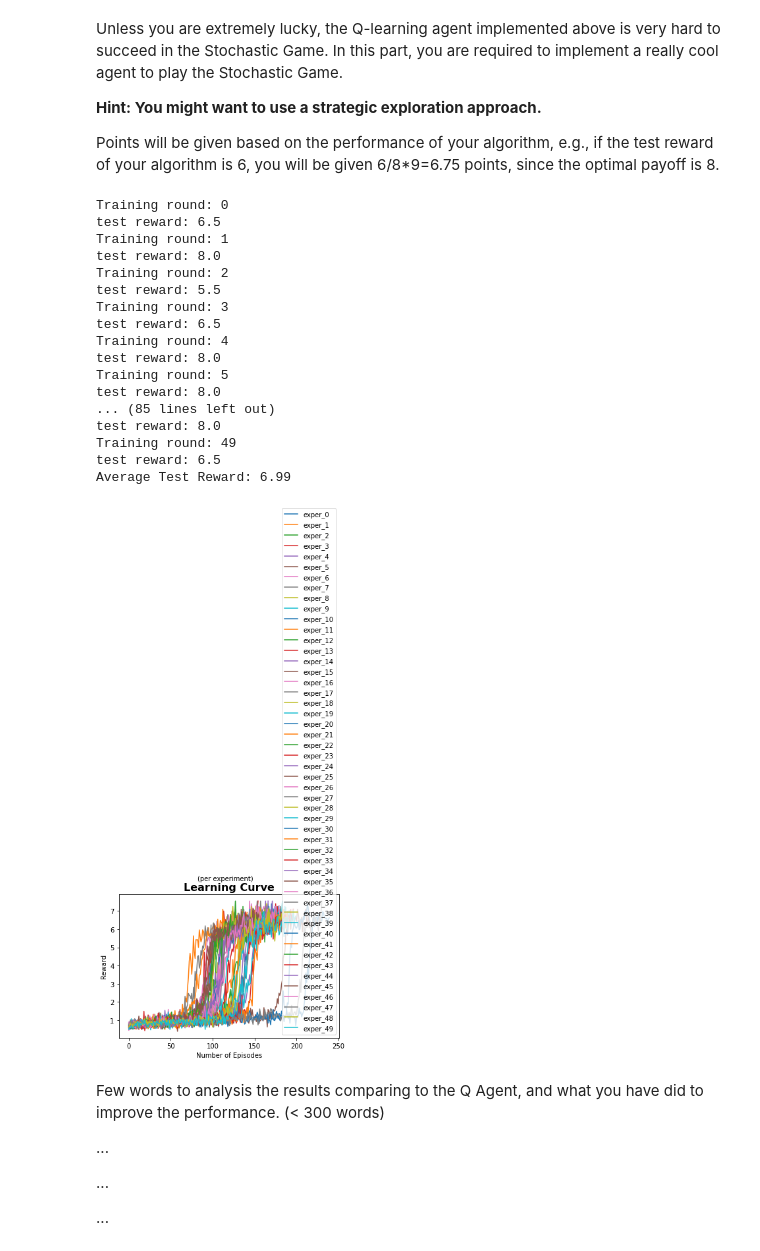
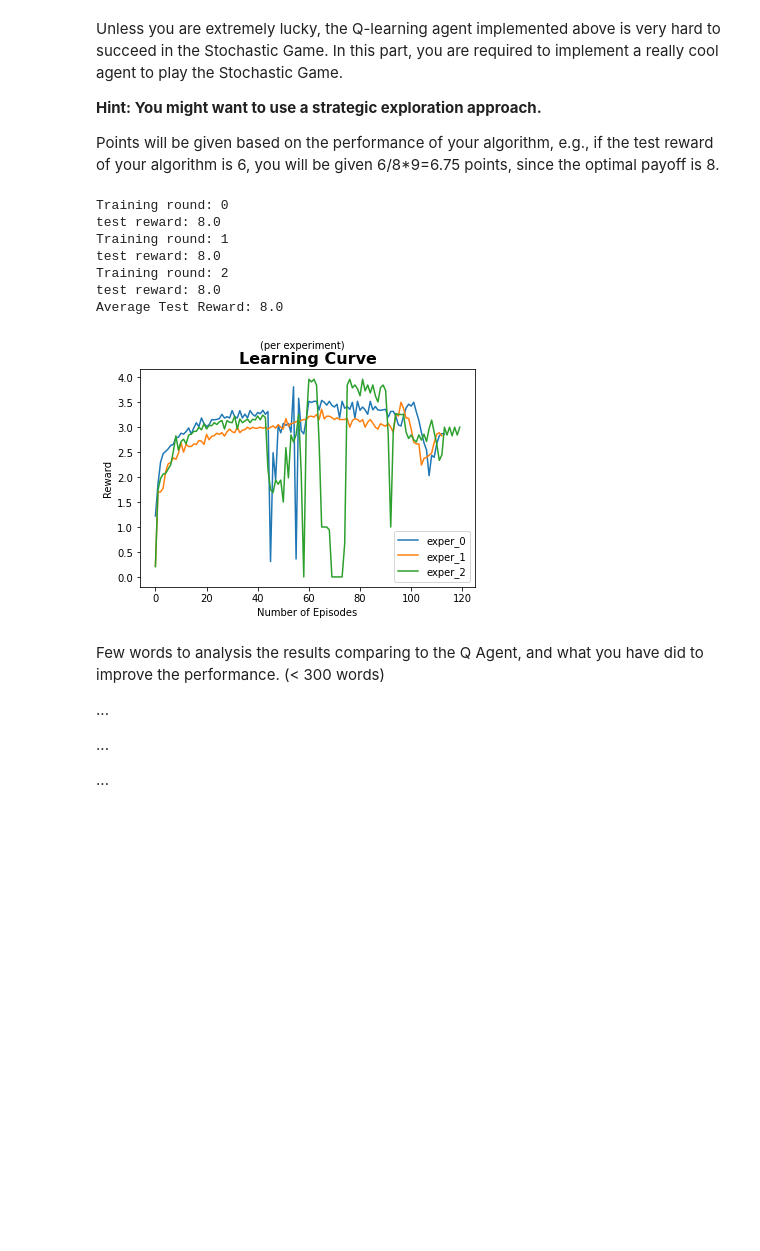
Before and after one commit to apof/Multi-Agent-RL, a Jupyter notebook: COMP0124_MAAI_2021_Individual_CW_Public.ipynb, the cells around one changed output. Cells and saved outputs as stored; diff of their text form; code cells hidden in the pictures; blank space fills up the shorter version.

```diff
--- a/COMP0124_MAAI_2021_Individual_CW_Public.ipynb
+++ b/COMP0124_MAAI_2021_Individual_CW_Public.ipynb
@@ -627,7 +627,7 @@ def rollout(env, agents, exploration=True, max_iter=5000, log_episode_interval=1
 
 
 
-TRAINING_ROUNDS = 10
+TRAINING_ROUNDS = 3
 rewards_per_round = []
 labels = []
 
@@ -700,10 +693,11 @@ Points will be given based on the performance of your algorithm, e.g., if the te
 # You can write any code to implement your CoolAgent, please ouput
 # action via the act(observation, exploration) method
 class CoolAgent(BaseQAgent):
-    def __init__(self, param, decay, decay_flag, exploration_method, **kwargs):
+    def __init__(self, init_q,param, decay, decay_flag, exploration_method, **kwargs):
 
         super().__init__('CoolAgent', **kwargs)
-        self.Q = defaultdict(partial(np.random.rand, self.action_num))
+        self.Q = defaultdict(partial(np.array,[init_q,init_q]))
+        #self.Q = defaultdict(partial(np.ones, self.action_num))
         self.R = defaultdict(partial(np.zeros, self.action_num))
         self.count_R = defaultdict(partial(np.zeros, self.action_num))
 
@@ -803,8 +797,11 @@ class CoolAgent(BaseQAgent):
       ## if we havent visited the state before
       if(state_history == None):
         #print("Init")
-        Q = self.Q[observation]
-        action_index = np.argmax(Q)
+        random_number = random.uniform(0, 1)
+        if(random_number > 0.5):
+          action_index = 1
+        else:
+          action_index = 0
         policy = [0,0]
         policy[action_index] = 1
         self.pi[observation] = np.array(policy)
@@ -871,7 +868,7 @@ class CoolAgent(BaseQAgent):
 # ########################################
 
 
-TRAINING_ROUNDS = 50
+TRAINING_ROUNDS = 3
 rewards_per_round = []
 labels = []
 
@@ -884,7 +881,7 @@ for i in range(TRAINING_ROUNDS):
     cool_agents = []
     env = StochasticGame()
     for j in range(agent_num):
-        agent = CoolAgent(action_num=action_num, phi=0.01, gamma=0.99, episilon=0.1, param = 1.8, decay = 0.00001, decay_flag = True, exploration_method = 'BOLTZMAN' )
+        agent = CoolAgent(action_num=action_num, phi=0.01, gamma=0.99, episilon=0.1, init_q = 2, param = 2, decay = 0.0001, decay_flag = True, exploration_method = 'UCB' )
         cool_agents.append(agent)
 
     # Training
@@ -902,46 +899,36 @@ for i in range(TRAINING_ROUNDS):
 
     # Testing
     test_recorded_episodes, test_recorded_episode_reward = rollout(env=env,
                                                                agents=cool_agents,
                                                                exploration=False,
                                                                max_iter=10,
                                                                log_episode_interval=1)
     tr = np.mean(test_recorded_episode_reward)
     print("test reward: " + str(tr))
 
     average_test_reward += tr
 print("Average Test Reward: " + str(average_test_reward/TRAINING_ROUNDS))
 
 for i in range(TRAINING_ROUNDS):
   plt.plot(rewards_per_round[i], label=labels[i])
 
 # Add legend
 plt.legend(loc='lower right')
 # Add title and x, y labels
 plt.title("Learning Curve", fontsize=16, fontweight='bold')
 plt.suptitle("(per experiment)", fontsize=10)
 plt.xlabel("Number of Episodes")
 plt.ylabel("Reward")
 plt.show()
 # %% [output]
 Training round: 0
-test reward: 6.5
+test reward: 8.0
 Training round: 1
 test reward: 8.0
 Training round: 2
-test reward: 5.5
-Training round: 3
-test reward: 6.5
-Training round: 4
 test reward: 8.0
-Training round: 5
-test reward: 8.0
-... (85 lines left out)
-test reward: 8.0
-Training round: 49
-test reward: 6.5
-Average Test Reward: 6.99
+Average Test Reward: 8.0
-[figure, old version]
+[figure, new version]
 # %% [markdown]
 Few words to analysis the results comparing to the Q Agent, and what you have did to improve the performance. (< 300 words)
 
```
Also changed, not shown: parts of 4 cells of this notebook.
